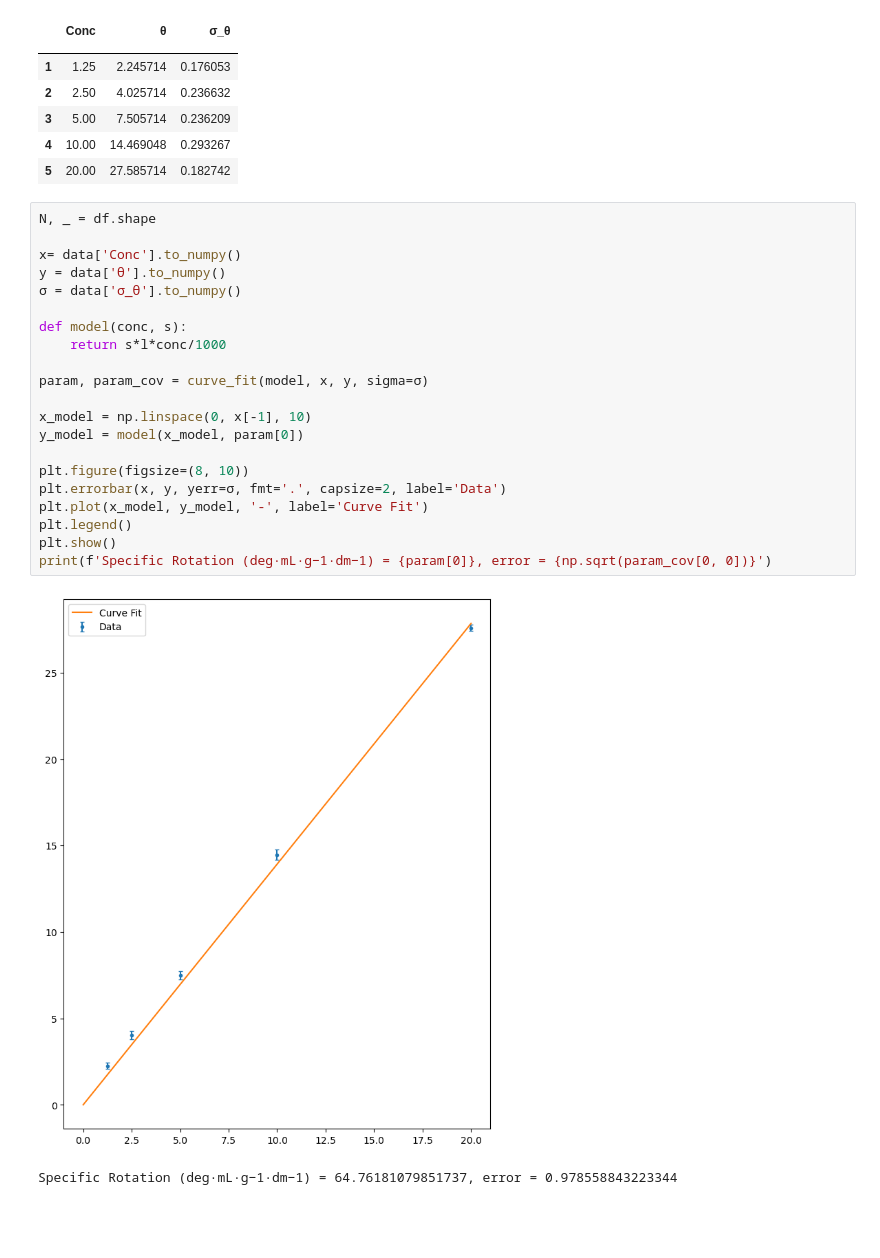
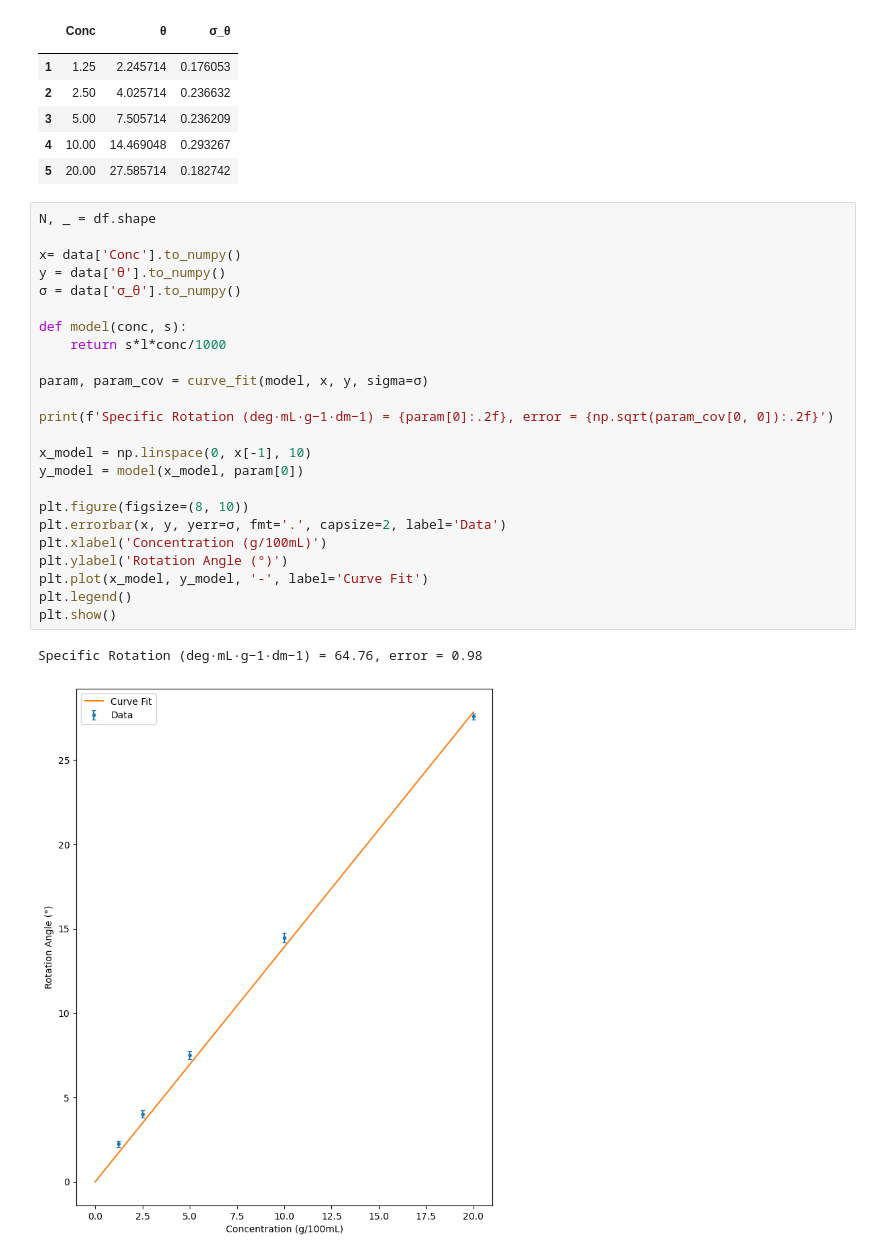
Before and after one commit to abraarsameer/DU-Physics-Labs, a Jupyter notebook: 2nd Year/O4 Specific Rotation of Sugar Solution/Specific Rotation of Sugar Solution.ipynb, the cells around one changed output. Drawn from its saved outputs; the diff is of its cells as text; blank space fills up the shorter version.

```diff
--- a/2nd Year/O4 Specific Rotation of Sugar Solution/Specific Rotation of Sugar Solution.ipynb
+++ b/2nd Year/O4 Specific Rotation of Sugar Solution/Specific Rotation of Sugar Solution.ipynb
@@ -59,24 +59,27 @@ data
 # %%
 N, _ = df.shape
 
 x= data['Conc'].to_numpy()
 y = data['θ'].to_numpy()
 σ = data['σ_θ'].to_numpy()
 
 def model(conc, s):
     return s*l*conc/1000
 
 param, param_cov = curve_fit(model, x, y, sigma=σ)
 
+print(f'Specific Rotation (deg·mL·g−1·dm−1) = {param[0]:.2f}, error = {np.sqrt(param_cov[0, 0]):.2f}')
+
 x_model = np.linspace(0, x[-1], 10)
 y_model = model(x_model, param[0])
 
 plt.figure(figsize=(8, 10))
 plt.errorbar(x, y, yerr=σ, fmt='.', capsize=2, label='Data')
+plt.xlabel('Concentration (g/100mL)')
+plt.ylabel('Rotation Angle (°)')
 plt.plot(x_model, y_model, '-', label='Curve Fit')
 plt.legend()
 plt.show()
-print(f'Specific Rotation (deg·mL·g−1·dm−1) = {param[0]}, error = {np.sqrt(param_cov[0, 0])}')
 # %% [output]
+Specific Rotation (deg·mL·g−1·dm−1) = 64.76, error = 0.98
-[figure, old version]
+[figure, new version]
-Specific Rotation (deg·mL·g−1·dm−1) = 64.76181079851737, error = 0.978558843223344
```
